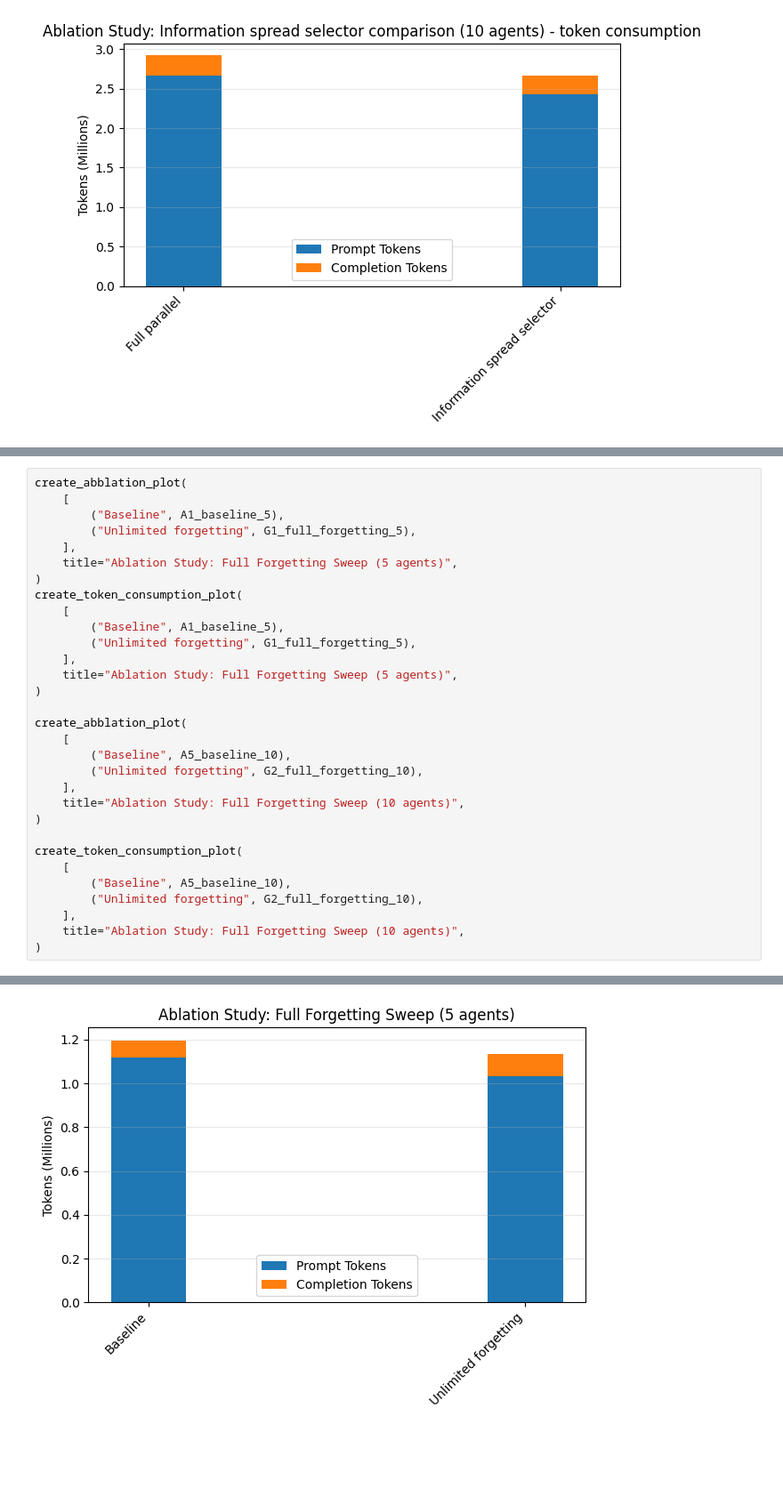
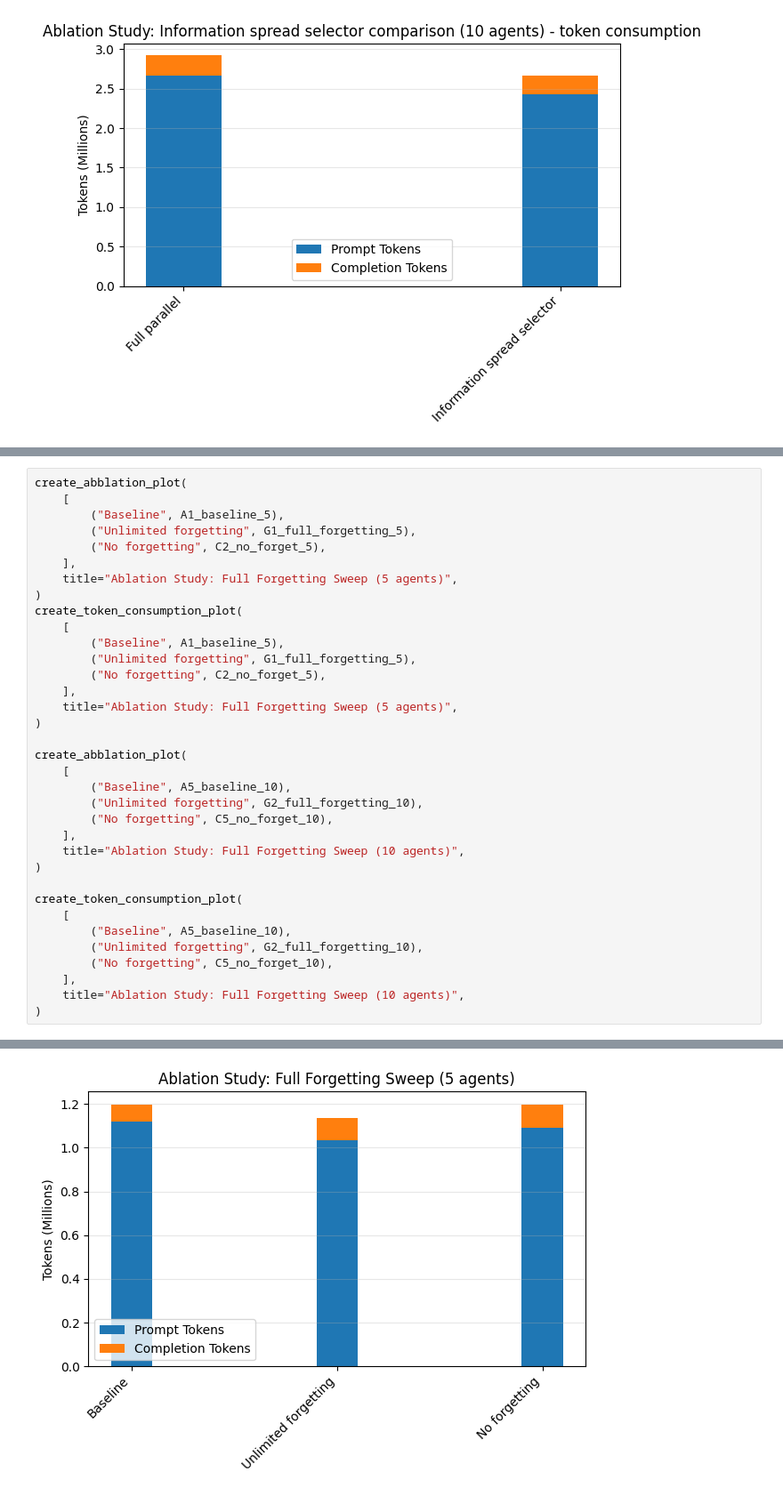
Before and after one commit to matuskonig/generative-agents, a Jupyter notebook: experiments/abbl_study_results.ipynb, the cells around one changed output, grey strips where cells are left out. Shown at 89% size. Saved outputs shown, nothing was run; the diff lists cells and outputs as text; blank space fills up the shorter version.

```diff
--- a/experiments/abbl_study_results.ipynb
+++ b/experiments/abbl_study_results.ipynb
@@ -430,6 +526,7 @@ create_abblation_plot(
     [
         ("Baseline", A1_baseline_5),
         ("Unlimited forgetting", G1_full_forgetting_5),
+        ("No forgetting", C2_no_forget_5),
     ],
     title="Ablation Study: Full Forgetting Sweep (5 agents)",
 )
@@ -437,6 +534,7 @@ create_token_consumption_plot(
     [
         ("Baseline", A1_baseline_5),
         ("Unlimited forgetting", G1_full_forgetting_5),
+        ("No forgetting", C2_no_forget_5),
     ],
     title="Ablation Study: Full Forgetting Sweep (5 agents)",
 )
@@ -445,6 +543,7 @@ create_abblation_plot(
     [
         ("Baseline", A5_baseline_10),
         ("Unlimited forgetting", G2_full_forgetting_10),
+        ("No forgetting", C5_no_forget_10),
     ],
     title="Ablation Study: Full Forgetting Sweep (10 agents)",
 )
@@ -453,6 +552,7 @@ create_token_consumption_plot(
     [
         ("Baseline", A5_baseline_10),
         ("Unlimited forgetting", G2_full_forgetting_10),
+        ("No forgetting", C5_no_forget_10),
     ],
     title="Ablation Study: Full Forgetting Sweep (10 agents)",
 )
@@ -461 +561 @@ create_token_consumption_plot(
-[figure, old version]
+[figure, new version]
```
Also changed, not shown: parts of 18 cells of this notebook, 12 other files.
